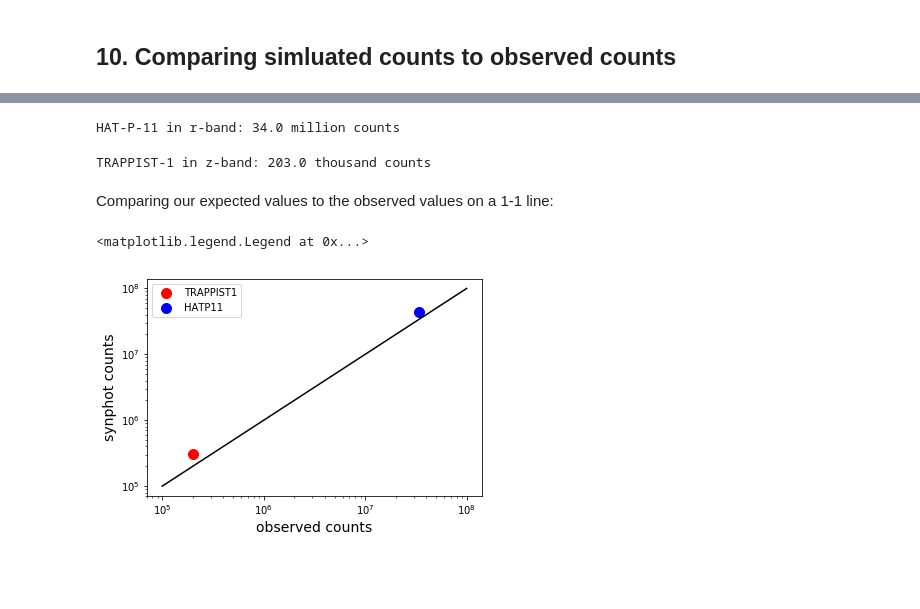
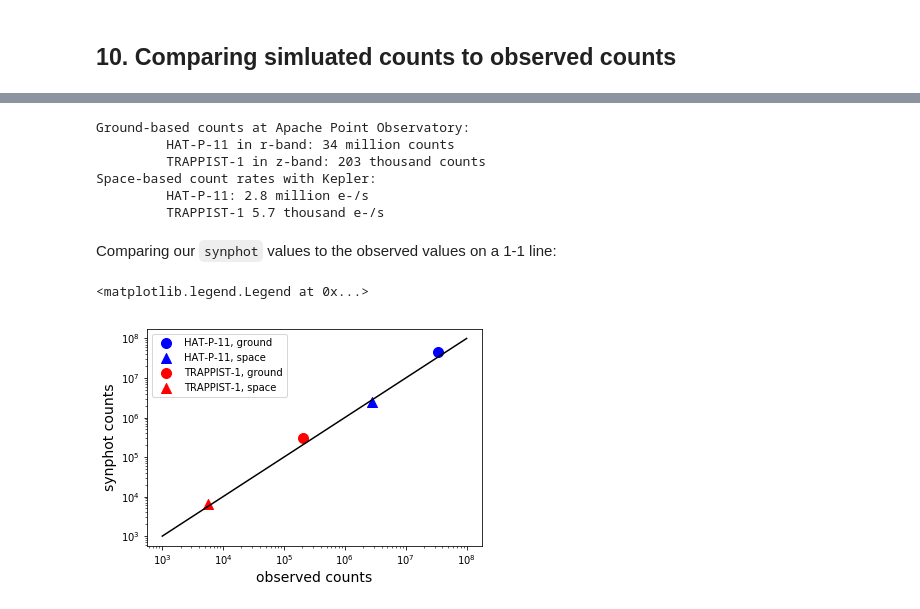
Before and after one commit to tcjansen/GSoC, a Jupyter notebook: observing_examples.ipynb, the cells around one changed output, grey strips where cells are left out. Cells and saved outputs as stored; diff of their text form; code cells hidden in the pictures; blank space fills up the shorter version.

Commit message:
Added Kepler (ie space-based) example observation of the same stars

```diff
--- a/observing_examples.ipynb
+++ b/observing_examples.ipynb
@@ -299,0 +319,4 @@ TRAPPIST-1 counts in the z-band, 10 s exposure:
+# %%
+kepler_response_path = download_file('https://keplergo.arc.nasa.gov/kepler_response_hires1.txt')
+kepler_response = SpectralElement.from_file(kepler_response_path, wave_unit=u.nm)
+kepler_response.plot()
@@ -299,0 +327,9 @@ TRAPPIST-1 counts in the z-band, 10 s exposure:
+# %%
+stars = {'hatp11': {'spectrum': photlam_hatp11},
+         'trappist1': {'spectrum': photlam_trappist1}
+        }
+for star in stars.keys():
+    stars[star]['observation'] = Observation(stars[star]['spectrum'],
+                                  kepler_response,
+                                  binset=kepler_response.waveset,
+                                  force='taper')
@@ -299,0 +338,10 @@ TRAPPIST-1 counts in the z-band, 10 s exposure:
+# %%
+kepler_area = np.pi * (1.4 * u.m / 2) ** 2  # area of Kepler's primary mirror
+waverange = (kepler_response.waveset[0], kepler_response.waveset[-1])
+
+for star in stars.keys():
+    stars[star]['countrate'] = stars[star]['observation'].countrate(area=kepler_area,
+                                                                    waverange=waverange)
+print('synphot count rates:')
+print('\t HAT-P-11:', round(stars['hatp11']['countrate'].value / 1e6, 1), 'million e-/s')
+print('\t TRAPPIST-1', round(stars['trappist1']['countrate'].value / 1e3, 1), 'thousand e-/s')
@@ -305,29 +357,44 @@ We know from observations using AGILE on APO's 3.5m telescope that the actual co
-# %%
-hatp11_r_observed = 34000000
-print('HAT-P-11 in r-band:', hatp11_r_observed / 1e6, 'million counts')
-# %% [output]
-HAT-P-11 in r-band: 34.0 million counts
-# %%
-trappist1_z_observed = 203000
-print('TRAPPIST-1 in z-band:', trappist1_z_observed / 1e3, 'thousand counts')
-# %% [output]
-TRAPPIST-1 in z-band: 203.0 thousand counts
+# %%
+hatp11_r_apo = 34000000
+hatp11_kepler = 2800000
+trappist1_z_apo = 203000
+trappist1_kepler = 5700
+# %%
+print('Ground-based counts at Apache Point Observatory:')
+print('\t HAT-P-11 in r-band:', int(hatp11_r_apo / 1e6), 'million counts')
+print('\t TRAPPIST-1 in z-band:', int(trappist1_z_apo / 1e3), 'thousand counts')
+print('Space-based count rates with Kepler:')
+print('\t HAT-P-11:', round(hatp11_kepler / 1e6, 1), 'million e-/s')
+print('\t TRAPPIST-1', round(trappist1_kepler / 1e3, 1), 'thousand e-/s')
+# %% [output]
+Ground-based counts at Apache Point Observatory:
+         HAT-P-11 in r-band: 34 million counts
+         TRAPPIST-1 in z-band: 203 thousand counts
+Space-based count rates with Kepler:
+         HAT-P-11: 2.8 million e-/s
+         TRAPPIST-1 5.7 thousand e-/s
 # %% [markdown]
-Comparing our expected values to the observed values on a 1-1 line:
+Comparing our `synphot` values to the observed values on a 1-1 line:
 # %%
-plt.scatter(trappist1_z_observed, counts_trappist1, color='r', s=100, label='TRAPPIST1')
-plt.scatter(hatp11_r_observed, counts_hatp11, color='b', s=100, label="HATP11")
+plt.scatter(hatp11_r_apo, counts_hatp11,
+            color='b', s=100, label="HAT-P-11, ground")
+plt.scatter(hatp11_kepler, stars['hatp11']['countrate'],
+            color='b', marker= '^', s=100, label="HAT-P-11, space")
+plt.scatter(trappist1_z_apo, counts_trappist1,
+            color='r', s=100, label='TRAPPIST-1, ground')
+plt.scatter(trappist1_kepler, stars['trappist1']['countrate'],
+            color='r', marker= '^', s=100, label='TRAPPIST-1, space')
 
 # one-to-one line
-plt.plot(np.linspace(1e5, 1e8, 20), np.linspace(1e5, 1e8, 20), color='black')
+plt.plot(np.linspace(1e3, 1e8, 20), np.linspace(1e3, 1e8, 20), color='black')
 
 plt.xscale('log')
 plt.yscale('log')
 
 plt.ylabel('synphot counts', size='14')
 plt.xlabel('observed counts', size='14')
 
 plt.legend()
 # %% [output]
 <matplotlib.legend.Legend at 0x...>
-[figure, old version]
+[figure, new version]
```
Also changed, not shown: parts of 18 cells of this notebook.
